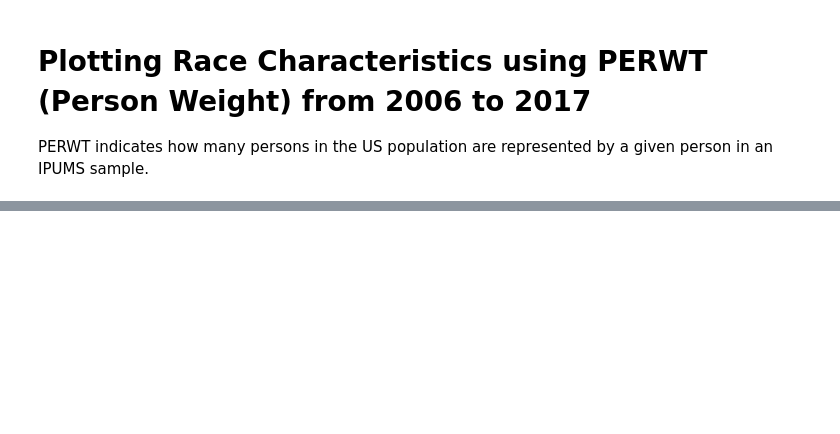
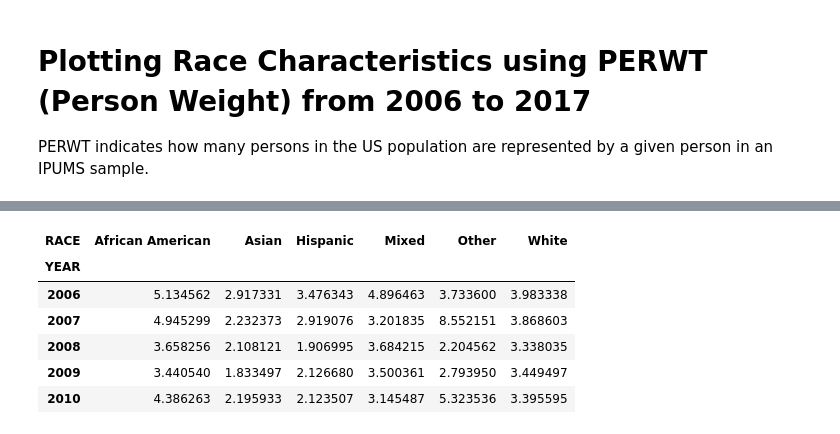
Before and after one commit to CityOfLosAngeles/Data-Angels, a Jupyter notebook: Fall 2018 Projects/LA_Outmigration/Visuals/Race.ipynb, the cells around one changed output, grey strips where cells are left out. Cells and saved outputs as stored; diff of their text form; code cells hidden in the pictures; blank space fills up the shorter version.

```diff
--- a/Fall 2018 Projects/LA_Outmigration/Visuals/Race.ipynb
+++ b/Fall 2018 Projects/LA_Outmigration/Visuals/Race.ipynb
@@ -6,6 +6,7 @@ import pandas as pd
 import numpy as np
 # %%
 df = pd.read_csv("../data/ipums_clean.csv")
+la = pd.read_csv("../data/ipums_la_residents.csv")
 # %%
 df = df[['YEAR', 'RACE', 'PERWT']]
 # %%
@@ -41,3 +44,14 @@ year_race_percent.head()
+# %%
+combined = combined['PERCENT'].unstack()
+combined.head()
+# %% [output]
+| RACE | African American | Asian | Hispanic | Mixed | Other | White |
+| YEAR |  |  |  |  |  |  |
+| 2006 | 5.134562 | 2.917331 | 3.476343 | 4.896463 | 3.733600 | 3.983338 |
+| 2007 | 4.945299 | 2.232373 | 2.919076 | 3.201835 | 8.552151 | 3.868603 |
+| 2008 | 3.658256 | 2.108121 | 1.906995 | 3.684215 | 2.204562 | 3.338035 |
+| 2009 | 3.440540 | 1.833497 | 2.126680 | 3.500361 | 2.793950 | 3.449497 |
+| 2010 | 4.386263 | 2.195933 | 2.123507 | 3.145487 | 5.323536 | 3.395595 |
 # %%
 # Plotting Percent vs Year
 
```
Also changed, not shown: parts of 7 cells of this notebook.
